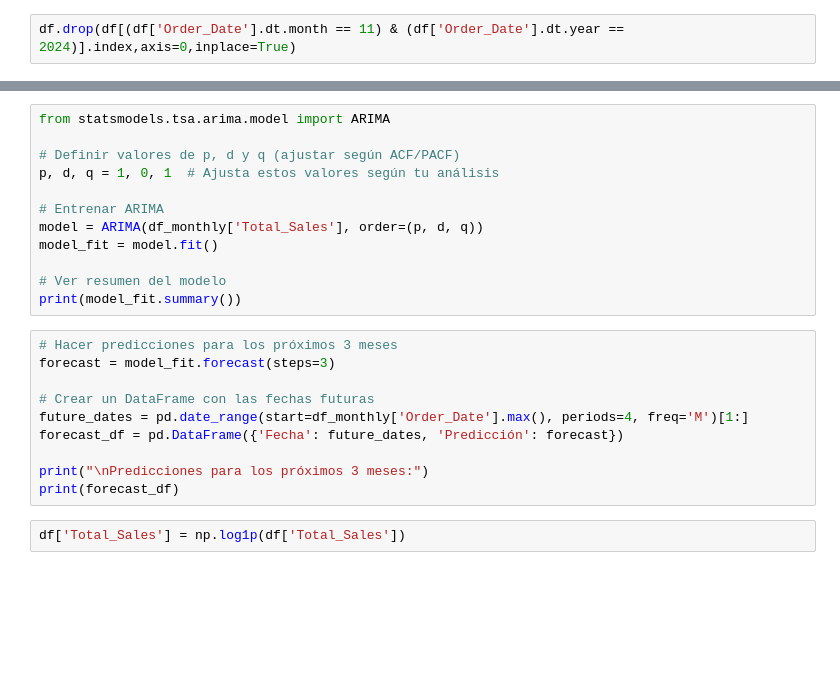
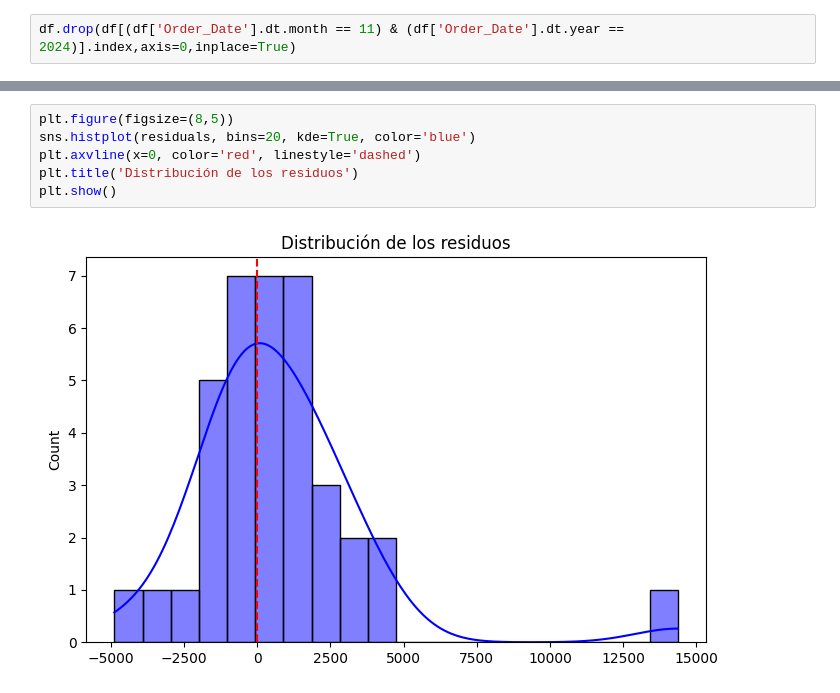
Before and after one commit to abdonrb/proyecto-ml, a Jupyter notebook: ML/models/trained/Time_series_arima.ipynb, the cells around one changed output, grey strips where cells are left out. Cells and saved outputs as stored; diff of their text form; blank space fills up the shorter version.

```diff
--- a/ML/models/trained/Time_series_arima.ipynb
+++ b/ML/models/trained/Time_series_arima.ipynb
@@ -67,24 +299,8 @@ plt.show()
-# %%
-from statsmodels.tsa.arima.model import ARIMA
-
-# Definir valores de p, d y q (ajustar según ACF/PACF)
-p, d, q = 1, 0, 1  # Ajusta estos valores según tu análisis
-
-# Entrenar ARIMA
-model = ARIMA(df_monthly['Total_Sales'], order=(p, d, q))
-model_fit = model.fit()
-
-# Ver resumen del modelo
-print(model_fit.summary())
-# %%
-# Hacer predicciones para los próximos 3 meses
-forecast = model_fit.forecast(steps=3)
-
-# Crear un DataFrame con las fechas futuras
-future_dates = pd.date_range(start=df_monthly['Order_Date'].max(), periods=4, freq='M')[1:]
-forecast_df = pd.DataFrame({'Fecha': future_dates, 'Predicción': forecast})
-
-print("\nPredicciones para los próximos 3 meses:")
-print(forecast_df)
-# %%
-df['Total_Sales'] = np.log1p(df['Total_Sales'])
+# %%
+plt.figure(figsize=(8,5))
+sns.histplot(residuals, bins=20, kde=True, color='blue')
+plt.axvline(x=0, color='red', linestyle='dashed')
+plt.title('Distribución de los residuos')
+plt.show()
+# %% [output]
+[figure, added]
```
Also changed, not shown: parts of 29 cells of this notebook, 4 other files.
